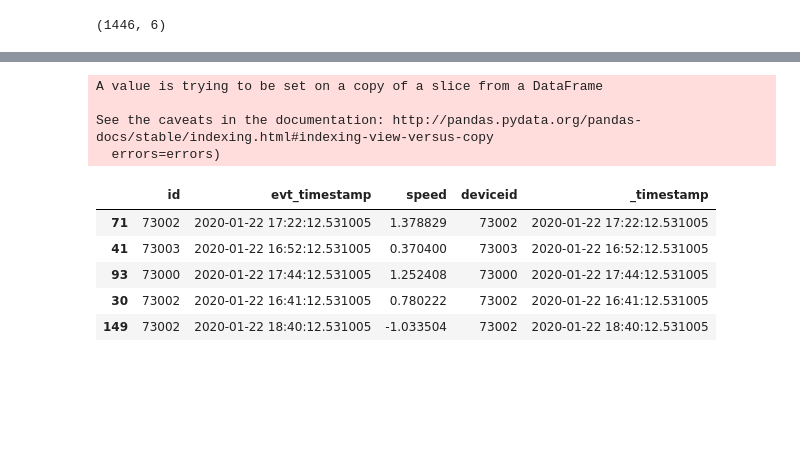
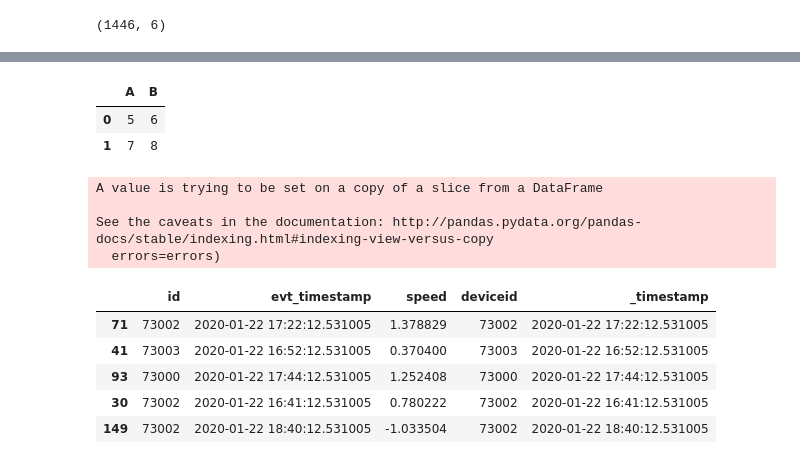
Before and after one commit to ankit-jha/agots, a Jupyter notebook: examples/AnomalyGenerators.ipynb, the cells around one changed output, grey strips where cells are left out. Drawn from its saved outputs; the diff is of its cells as text; code cells hidden in the pictures; blank space fills up the shorter version.

```diff
--- a/examples/AnomalyGenerators.ipynb
+++ b/examples/AnomalyGenerators.ipynb
@@ -169,3 +647,11 @@ Grp Counts {73000: 7, 73001: 12, 73002: 12, 73003: 7, 73004: 12}
+# %%
+df = pd.DataFrame(columns=list('AB'))
+df2 = pd.DataFrame([[5, 6], [7, 8]], columns=list('AB'))
+df.append(df2)
+# %% [output]
+|  | A | B |
+| 0 | 5 | 6 |
+| 1 | 7 | 8 |
 # %%
 class FlatlineOutlierGenerator():
     def __init__(self, timestamps=None, factor=8):
```
Also changed, not shown: parts of 8 cells of this notebook.
